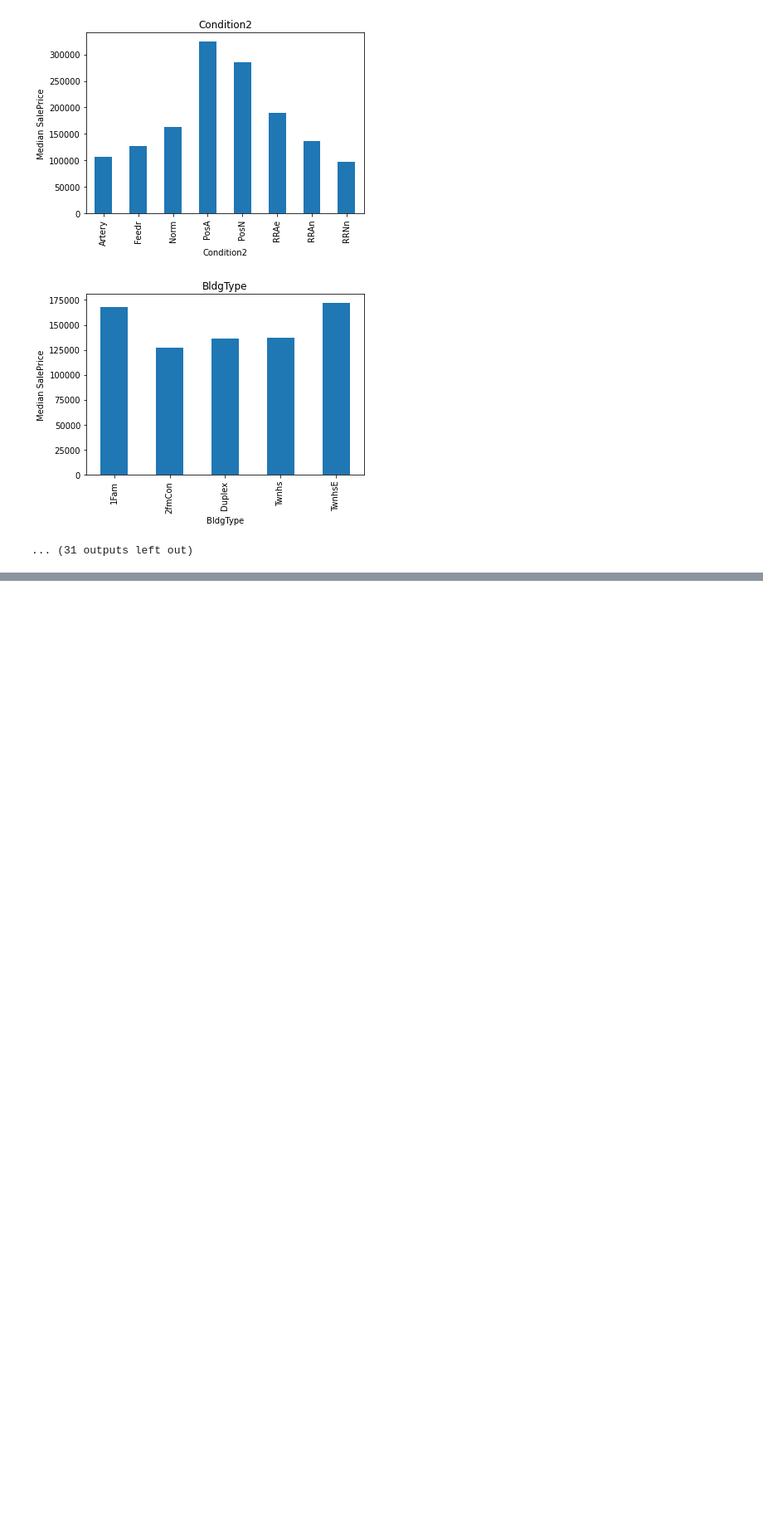
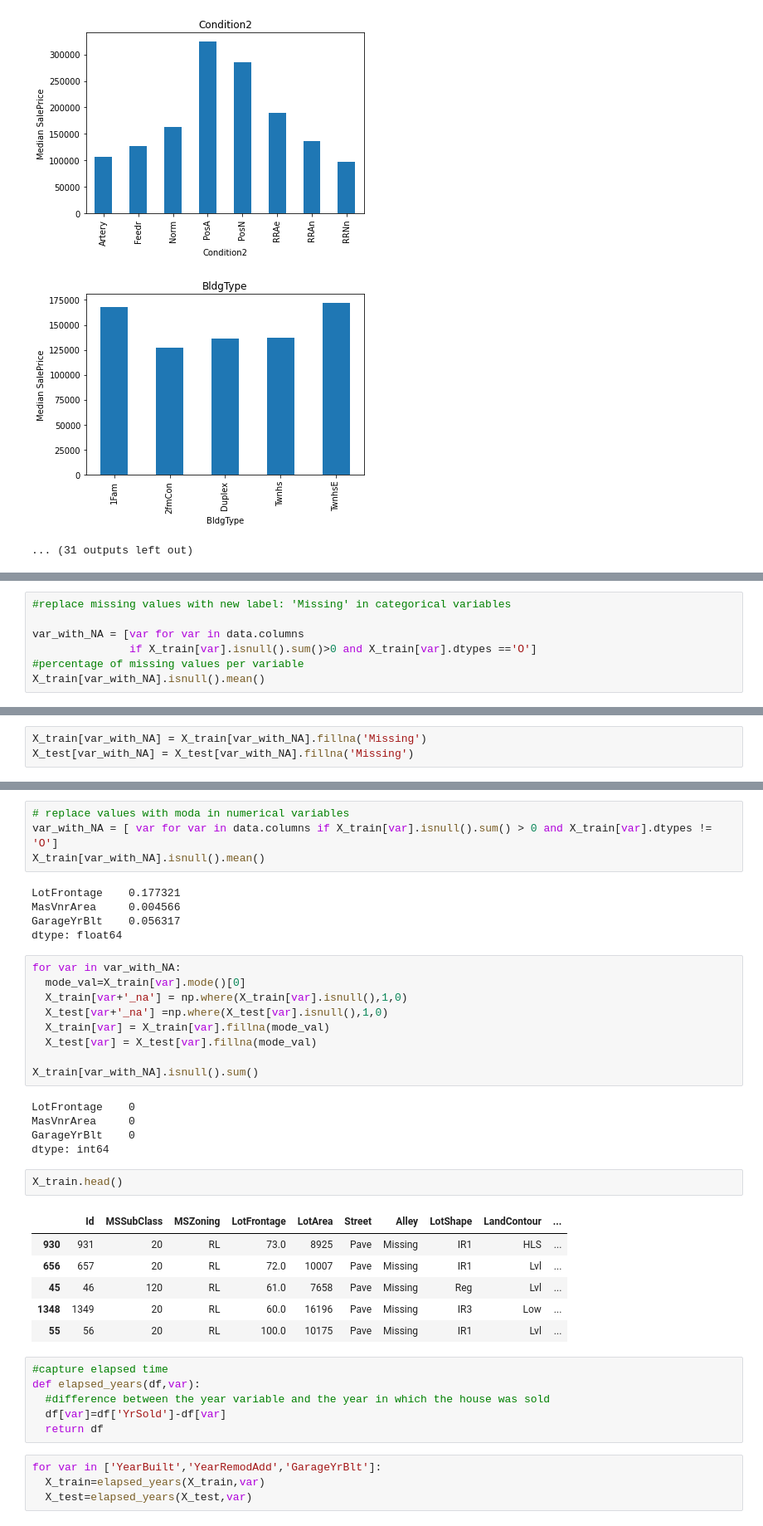
Before and after one commit to TottiPuc/Machine_learning, a Jupyter notebook: deploymentML.ipynb, the cells around one changed output, grey strips where cells are left out. Shown at 83% size. Saved outputs shown, nothing was run; the diff lists cells and outputs as text; blank space fills up the shorter version.

```diff
--- a/deploymentML.ipynb
+++ b/deploymentML.ipynb
@@ -395,0 +430,7 @@ for var in cat_vars:
+# %%
+#replace missing values with new label: 'Missing' in categorical variables
+
+var_with_NA = [var for var in data.columns
+               if X_train[var].isnull().sum()>0 and X_train[var].dtypes =='O']
+#percentage of missing values per variable
+X_train[var_with_NA].isnull().mean()
@@ -395,0 +455,3 @@ for var in cat_vars:
+# %%
+X_train[var_with_NA] = X_train[var_with_NA].fillna('Missing')
+X_test[var_with_NA] = X_test[var_with_NA].fillna('Missing')
@@ -395,0 +479,42 @@ for var in cat_vars:
+# %%
+# replace values with moda in numerical variables
+var_with_NA = [ var for var in data.columns if X_train[var].isnull().sum() > 0 and X_train[var].dtypes != 'O']
+X_train[var_with_NA].isnull().mean()
+# %% [output]
+LotFrontage    0.177321
+MasVnrArea     0.004566
+GarageYrBlt    0.056317
+dtype: float64
+# %%
+for var in var_with_NA:
+  mode_val=X_train[var].mode()[0]
+  X_train[var+'_na'] = np.where(X_train[var].isnull(),1,0)
+  X_test[var+'_na'] =np.where(X_test[var].isnull(),1,0)
+  X_train[var] = X_train[var].fillna(mode_val)
+  X_test[var] = X_test[var].fillna(mode_val)
+
+X_train[var_with_NA].isnull().sum()
+# %% [output]
+LotFrontage    0
+MasVnrArea     0
+GarageYrBlt    0
+dtype: int64
+# %%
+X_train.head()
+# %% [output]
+|  | Id | MSSubClass | MSZoning | LotFrontage | LotArea | Street | Alley | LotShape | LandContour | ... |
+| 930 | 931 | 20 | RL | 73.0 | 8925 | Pave | Missing | IR1 | HLS | ... |
+| 656 | 657 | 20 | RL | 72.0 | 10007 | Pave | Missing | IR1 | Lvl | ... |
+| 45 | 46 | 120 | RL | 61.0 | 7658 | Pave | Missing | Reg | Lvl | ... |
+| 1348 | 1349 | 20 | RL | 60.0 | 16196 | Pave | Missing | IR3 | Low | ... |
+| 55 | 56 | 20 | RL | 100.0 | 10175 | Pave | Missing | IR1 | Lvl | ... |
+# %%
+#capture elapsed time
+def elapsed_years(df,var):
+  #difference between the year variable and the year in which the house was sold
+  df[var]=df['YrSold']-df[var]
+  return df
+# %%
+for var in ['YearBuilt','YearRemodAdd','GarageYrBlt']:
+  X_train=elapsed_years(X_train,var)
+  X_test=elapsed_years(X_test,var)
```
Also changed, not shown: parts of 19 cells of this notebook.
